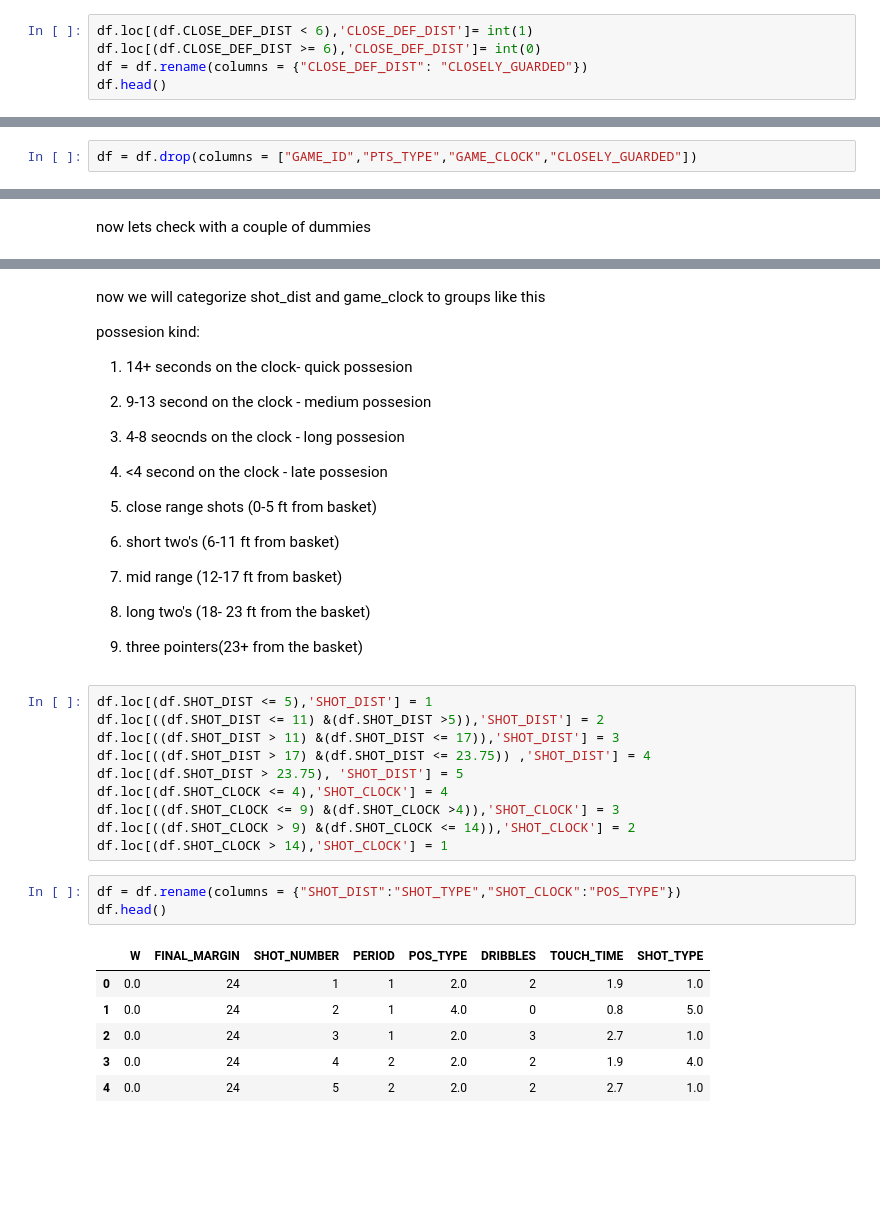
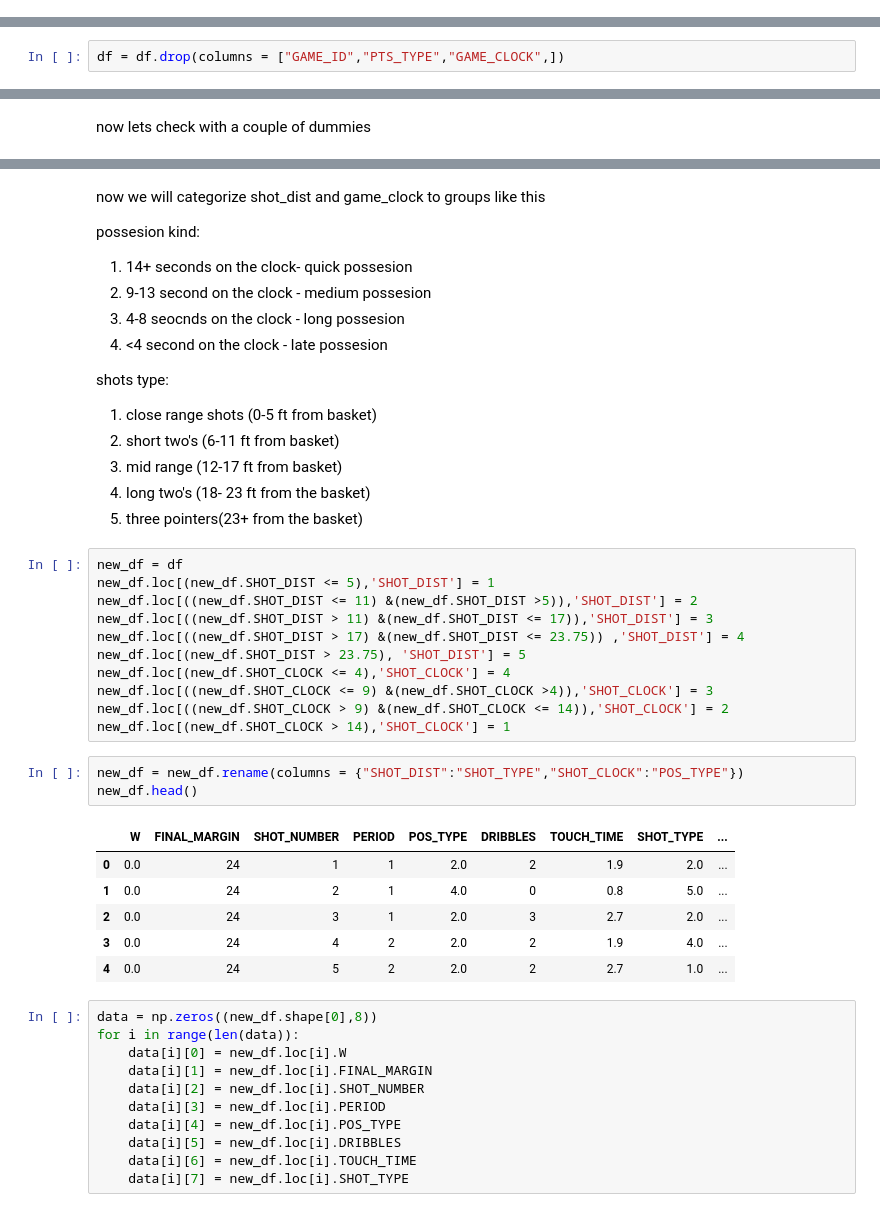
Before and after one commit to LiorBreitman8234/DataScienceFinalProjcet, a Jupyter notebook: nba shots.ipynb, the cells around one changed output, grey strips where cells are left out. Drawn from its saved outputs; the diff is of its cells as text; blank space fills up the shorter version.

```diff
--- a/nba shots.ipynb
+++ b/nba shots.ipynb
@@ -341,5 +340,0 @@ from what i have read, a player is defined as closely guarded when there is a de
-# %%
-df.loc[(df.CLOSE_DEF_DIST < 6),'CLOSE_DEF_DIST']= int(1)
-df.loc[(df.CLOSE_DEF_DIST >= 6),'CLOSE_DEF_DIST']= int(0)
-df = df.rename(columns = {"CLOSE_DEF_DIST": "CLOSELY_GUARDED"})
-df.head()
@@ -507,7 +499,7 @@ as we see this doesnt change much, so we will drop this column
 # %% [markdown]
 we can see that it is empty so that means that every shot has a type, next lets drop the shot_dist and shot_clock columns since we categorized it and the PTS_TYPE column
 # %%
-df = df.drop(columns = ["GAME_ID","PTS_TYPE","GAME_CLOCK","CLOSELY_GUARDED"])
+df = df.drop(columns = ["GAME_ID","PTS_TYPE","GAME_CLOCK",])
 # %%
 df.head()
 # %% [output]
@@ -852,28 +874,42 @@ possesion kind:
 3. 4-8 seocnds on the clock - long possesion
 4. <4 second on the clock - late possesion
 
+shots type:
+
 1. close range shots (0-5 ft from basket)
 2. short two's (6-11 ft from basket)
 3. mid range (12-17 ft from basket)
 4. long two's (18- 23 ft from the basket)
 5. three pointers(23+ from the basket)
 # %%
-df.loc[(df.SHOT_DIST <= 5),'SHOT_DIST'] = 1
-df.loc[((df.SHOT_DIST <= 11) &(df.SHOT_DIST >5)),'SHOT_DIST'] = 2
-df.loc[((df.SHOT_DIST > 11) &(df.SHOT_DIST <= 17)),'SHOT_DIST'] = 3
-df.loc[((df.SHOT_DIST > 17) &(df.SHOT_DIST <= 23.75)) ,'SHOT_DIST'] = 4
-df.loc[(df.SHOT_DIST > 23.75), 'SHOT_DIST'] = 5
-df.loc[(df.SHOT_CLOCK <= 4),'SHOT_CLOCK'] = 4
-df.loc[((df.SHOT_CLOCK <= 9) &(df.SHOT_CLOCK >4)),'SHOT_CLOCK'] = 3
-df.loc[((df.SHOT_CLOCK > 9) &(df.SHOT_CLOCK <= 14)),'SHOT_CLOCK'] = 2
-df.loc[(df.SHOT_CLOCK > 14),'SHOT_CLOCK'] = 1
+new_df = df
+new_df.loc[(new_df.SHOT_DIST <= 5),'SHOT_DIST'] = 1
+new_df.loc[((new_df.SHOT_DIST <= 11) &(new_df.SHOT_DIST >5)),'SHOT_DIST'] = 2
+new_df.loc[((new_df.SHOT_DIST > 11) &(new_df.SHOT_DIST <= 17)),'SHOT_DIST'] = 3
+new_df.loc[((new_df.SHOT_DIST > 17) &(new_df.SHOT_DIST <= 23.75)) ,'SHOT_DIST'] = 4
+new_df.loc[(new_df.SHOT_DIST > 23.75), 'SHOT_DIST'] = 5
+new_df.loc[(new_df.SHOT_CLOCK <= 4),'SHOT_CLOCK'] = 4
+new_df.loc[((new_df.SHOT_CLOCK <= 9) &(new_df.SHOT_CLOCK >4)),'SHOT_CLOCK'] = 3
+new_df.loc[((new_df.SHOT_CLOCK > 9) &(new_df.SHOT_CLOCK <= 14)),'SHOT_CLOCK'] = 2
+new_df.loc[(new_df.SHOT_CLOCK > 14),'SHOT_CLOCK'] = 1
 # %%
-df = df.rename(columns = {"SHOT_DIST":"SHOT_TYPE","SHOT_CLOCK":"POS_TYPE"})
-df.head()
+new_df = new_df.rename(columns = {"SHOT_DIST":"SHOT_TYPE","SHOT_CLOCK":"POS_TYPE"})
+new_df.head()
 # %% [output]
-|  | W | FINAL_MARGIN | SHOT_NUMBER | PERIOD | POS_TYPE | DRIBBLES | TOUCH_TIME | SHOT_TYPE |
-| 0 | 0.0 | 24 | 1 | 1 | 2.0 | 2 | 1.9 | 1.0 |
-| 1 | 0.0 | 24 | 2 | 1 | 4.0 | 0 | 0.8 | 5.0 |
-| 2 | 0.0 | 24 | 3 | 1 | 2.0 | 3 | 2.7 | 1.0 |
-| 3 | 0.0 | 24 | 4 | 2 | 2.0 | 2 | 1.9 | 4.0 |
-| 4 | 0.0 | 24 | 5 | 2 | 2.0 | 2 | 2.7 | 1.0 |
+|  | W | FINAL_MARGIN | SHOT_NUMBER | PERIOD | POS_TYPE | DRIBBLES | TOUCH_TIME | SHOT_TYPE | ... |
+| 0 | 0.0 | 24 | 1 | 1 | 2.0 | 2 | 1.9 | 2.0 | ... |
+| 1 | 0.0 | 24 | 2 | 1 | 4.0 | 0 | 0.8 | 5.0 | ... |
+| 2 | 0.0 | 24 | 3 | 1 | 2.0 | 3 | 2.7 | 2.0 | ... |
+| 3 | 0.0 | 24 | 4 | 2 | 2.0 | 2 | 1.9 | 4.0 | ... |
+| 4 | 0.0 | 24 | 5 | 2 | 2.0 | 2 | 2.7 | 1.0 | ... |
+# %%
+data = np.zeros((new_df.shape[0],8))
+for i in range(len(data)):
+    data[i][0] = new_df.loc[i].W
+    data[i][1] = new_df.loc[i].FINAL_MARGIN
+    data[i][2] = new_df.loc[i].SHOT_NUMBER
+    data[i][3] = new_df.loc[i].PERIOD
+    data[i][4] = new_df.loc[i].POS_TYPE
+    data[i][5] = new_df.loc[i].DRIBBLES
+    data[i][6] = new_df.loc[i].TOUCH_TIME
+    data[i][7] = new_df.loc[i].SHOT_TYPE
```
Also changed, not shown: parts of 38 cells of this notebook.
